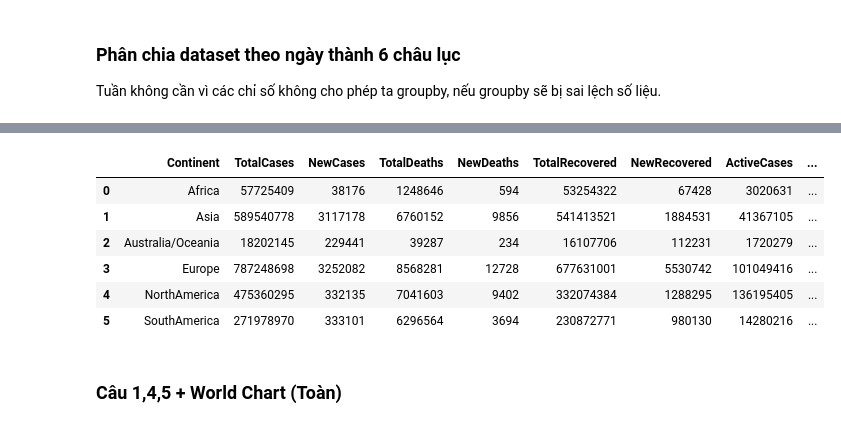
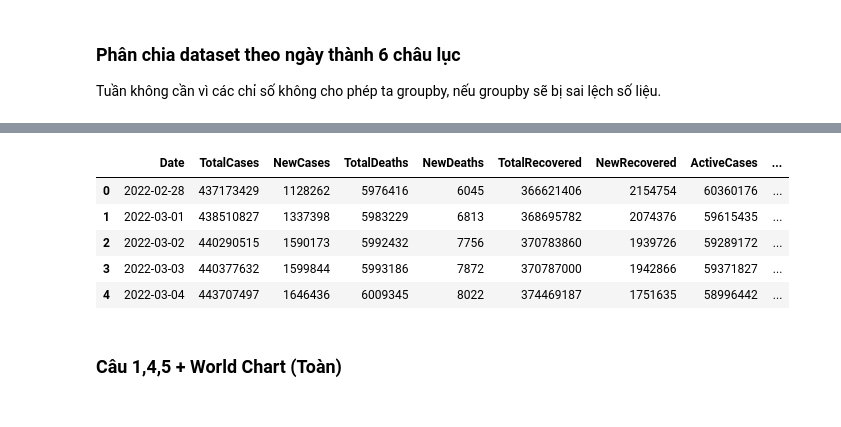
Before and after one commit to 19127592/Corona-Analysis, a Jupyter notebook: visualize_data.ipynb, the cells around one changed output, grey strips where cells are left out. Cells and saved outputs as stored; diff of their text form; code cells hidden in the pictures.

```diff
--- a/visualize_data.ipynb
+++ b/visualize_data.ipynb
@@ -121,15 +144,14 @@ Tuần không cần vì các chỉ số không cho phép ta groupby, nếu group
 # %%
-continent_by_day_df = df_covid_by_day.groupby("Continent").sum().drop("nan").reset_index()
-continent_by_day_df = continent_by_day_df.drop(["#","Tot Cases/1M pop","Deaths/1M pop","Tests/1M pop"],axis=1)
-continent_by_day_df
+continent_df = df_covid_by_day.groupby("Date").sum().reset_index()
+continent_df = continent_df.drop(["#","Tot Cases/1M pop","Deaths/1M pop","Tests/1M pop"],axis=1)
+continent_df
 # %% [output]
-|  | Continent | TotalCases | NewCases | TotalDeaths | NewDeaths | TotalRecovered | NewRecovered | ActiveCases | ... |
-| 0 | Africa | 57725409 | 38176 | 1248646 | 594 | 53254322 | 67428 | 3020631 | ... |
-| 1 | Asia | 589540778 | 3117178 | 6760152 | 9856 | 541413521 | 1884531 | 41367105 | ... |
-| 2 | Australia/Oceania | 18202145 | 229441 | 39287 | 234 | 16107706 | 112231 | 1720279 | ... |
-| 3 | Europe | 787248698 | 3252082 | 8568281 | 12728 | 677631001 | 5530742 | 101049416 | ... |
-| 4 | NorthAmerica | 475360295 | 332135 | 7041603 | 9402 | 332074384 | 1288295 | 136195405 | ... |
-| 5 | SouthAmerica | 271978970 | 333101 | 6296564 | 3694 | 230872771 | 980130 | 14280216 | ... |
+|  | Date | TotalCases | NewCases | TotalDeaths | NewDeaths | TotalRecovered | NewRecovered | ActiveCases | ... |
+| 0 | 2022-02-28 | 437173429 | 1128262 | 5976416 | 6045 | 366621406 | 2154754 | 60360176 | ... |
+| 1 | 2022-03-01 | 438510827 | 1337398 | 5983229 | 6813 | 368695782 | 2074376 | 59615435 | ... |
+| 2 | 2022-03-02 | 440290515 | 1590173 | 5992432 | 7756 | 370783860 | 1939726 | 59289172 | ... |
+| 3 | 2022-03-03 | 440377632 | 1599844 | 5993186 | 7872 | 370787000 | 1942866 | 59371827 | ... |
+| 4 | 2022-03-04 | 443707497 | 1646436 | 6009345 | 8022 | 374469187 | 1751635 | 58996442 | ... |
 # %% [markdown]
 ### Câu 1,4,5 + World Chart (Toàn)
 # %% [markdown]
```
Also changed, not shown: parts of 14 cells of this notebook.
